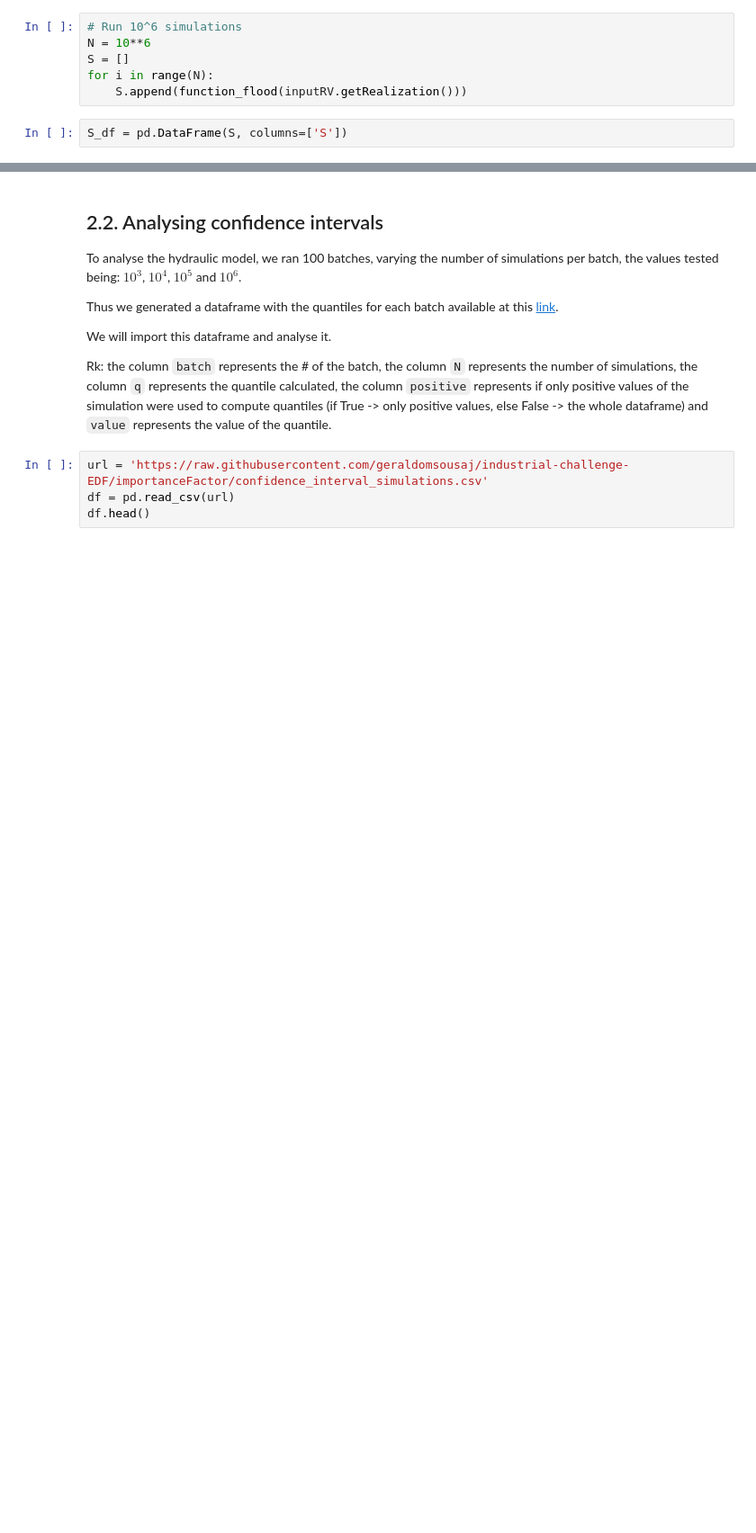
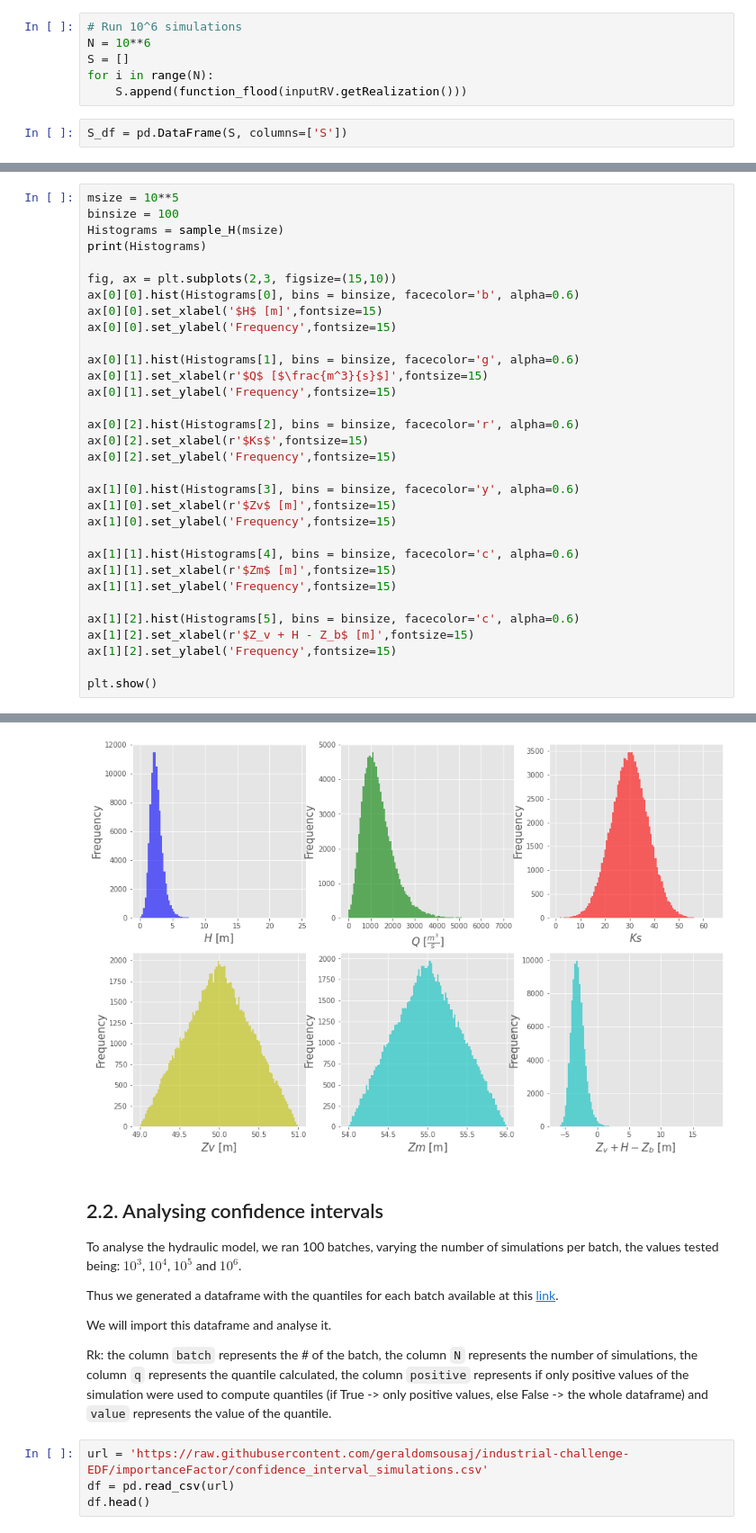
Before and after one commit to geraldomsousaj/industrial-challenge-EDF, a Jupyter notebook: final_industrial_challenge_EDF.ipynb, the cells around one changed output, grey strips where cells are left out. Shown at 90% size. Drawn from its saved outputs; the diff is of its cells as text; blank space fills up the shorter version.

```diff
--- a/final_industrial_challenge_EDF.ipynb
+++ b/final_industrial_challenge_EDF.ipynb
@@ -294,0 +320,33 @@ S_df = pd.DataFrame(S, columns=['S'])
+# %%
+msize = 10**5
+binsize = 100
+Histograms = sample_H(msize)
+print(Histograms)
+
+fig, ax = plt.subplots(2,3, figsize=(15,10))
+ax[0][0].hist(Histograms[0], bins = binsize, facecolor='b', alpha=0.6)
+ax[0][0].set_xlabel('$H$ [m]',fontsize=15)
+ax[0][0].set_ylabel('Frequency',fontsize=15)
+
+ax[0][1].hist(Histograms[1], bins = binsize, facecolor='g', alpha=0.6)
+ax[0][1].set_xlabel(r'$Q$ [$\frac{m^3}{s}$]',fontsize=15)
+ax[0][1].set_ylabel('Frequency',fontsize=15)
+
+ax[0][2].hist(Histograms[2], bins = binsize, facecolor='r', alpha=0.6)
+ax[0][2].set_xlabel(r'$Ks$',fontsize=15)
+ax[0][2].set_ylabel('Frequency',fontsize=15)
+
+ax[1][0].hist(Histograms[3], bins = binsize, facecolor='y', alpha=0.6)
+ax[1][0].set_xlabel(r'$Zv$ [m]',fontsize=15)
+ax[1][0].set_ylabel('Frequency',fontsize=15)
+
+ax[1][1].hist(Histograms[4], bins = binsize, facecolor='c', alpha=0.6)
+ax[1][1].set_xlabel(r'$Zm$ [m]',fontsize=15)
+ax[1][1].set_ylabel('Frequency',fontsize=15)
+
+ax[1][2].hist(Histograms[5], bins = binsize, facecolor='c', alpha=0.6)
+ax[1][2].set_xlabel(r'$Z_v + H - Z_b$ [m]',fontsize=15)
+ax[1][2].set_ylabel('Frequency',fontsize=15)
+
+plt.show()
+# %% [output]
@@ -295,3 +362,4 @@ S_df = pd.DataFrame(S, columns=['S'])
+[figure, added]
 # %% [markdown]
 ## 2.2. Analysing confidence intervals
 
```
Also changed, not shown: parts of 6 cells of this notebook.
